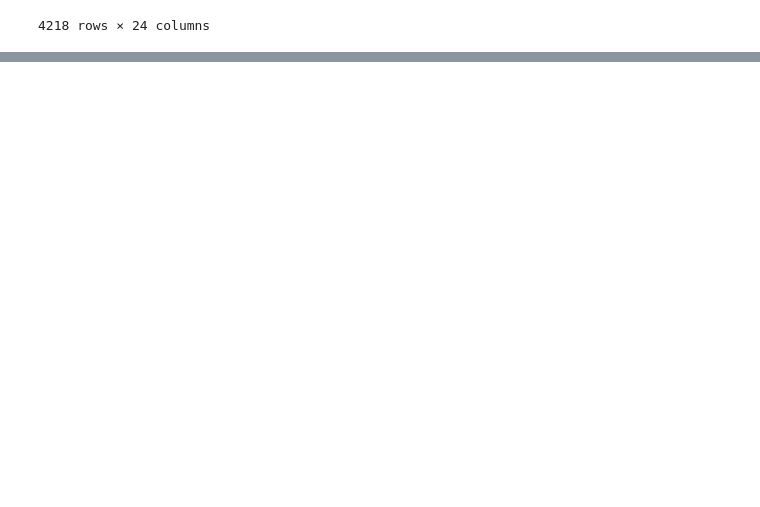
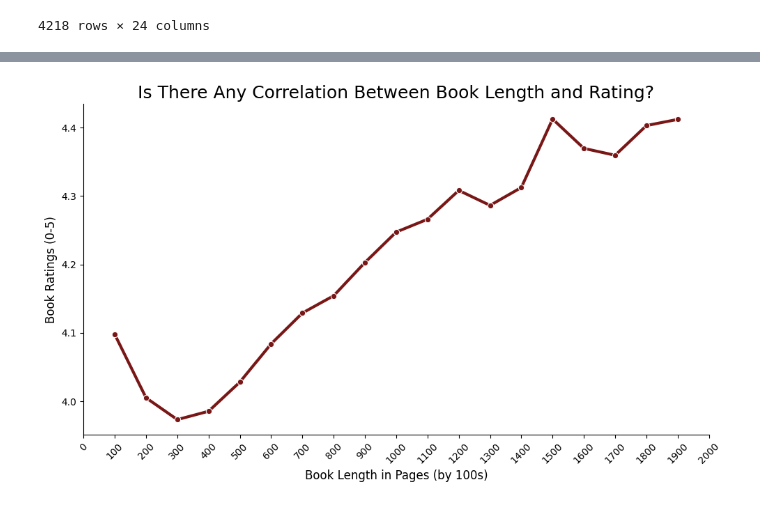
Before and after one commit to lindensourcelinc/GoodReads_BestBook_Analysis, a Jupyter notebook: notebooks/notes.ipynb, the cells around one changed output, grey strips where cells are left out. Cells and saved outputs as stored; diff of their text form; code cells hidden in the pictures; blank space fills up the shorter version.

Commit message:
Visualizations added

```diff
--- a/notebooks/notes.ipynb
+++ b/notebooks/notes.ipynb
@@ -238,0 +262,2 @@ up_df[up_df.duplicated('title',keep= False)].sort_values(by='title')
+# %%
+up_df = up_df.drop(columns=['firstPublishDate'])
@@ -238,0 +294,4 @@ up_df[up_df.duplicated('title',keep= False)].sort_values(by='title')
+# %%
+
+up_df['price'] = pd.to_numeric(up_df['price'], errors='coerce')
+up_df['price']
@@ -238,0 +364,3 @@ up_df[up_df.duplicated('title',keep= False)].sort_values(by='title')
+# %%
+up_df = up_df[up_df['author'] != "NOT A BOOK"]
+up_df[up_df['author'] == 'NOT A BOOK']
@@ -238,0 +525,6 @@ up_df[up_df.duplicated('title',keep= False)].sort_values(by='title')
+# %%
+up_df['pages'] = pd.to_numeric(up_df['pages'], errors='coerce')
+up_df['pages']
+
+pages_df = up_df.dropna(subset=['pages', 'rating'])
+pages_df
@@ -238,0 +545,23 @@ up_df[up_df.duplicated('title',keep= False)].sort_values(by='title')
+# %%
+up_df['page_bins'] = pd.cut(up_df['pages'], bins=range(0, 2000, 100 ), labels=range(100, 2000, 100 ))
+
+pages_df = up_df.groupby('page_bins', as_index=False)['rating'].mean()
+
+
+plt.figure(figsize=(10,6))
+sns.lineplot(data=pages_df, x='page_bins', y='rating', marker='o', color="#791717", linewidth=3)
+
+ax = plt.gca()
+ax.spines['top'].set_visible(False)
+ax.spines['right'].set_visible(False)
+
+plt.title('Is There Any Correlation Between Book Length and Rating?', fontsize=18)
+plt.xlabel('Book Length in Pages (by 100s)', fontsize=12)
+plt.ylabel('Book Ratings (0-5)', fontsize=12)
+
+plt.xticks(range(0, 2100, 100), rotation=45)
+
+plt.tight_layout()
+plt.show()
+# %% [output]
+[figure, added]
```
Also changed, not shown: parts of 31 cells of this notebook.
